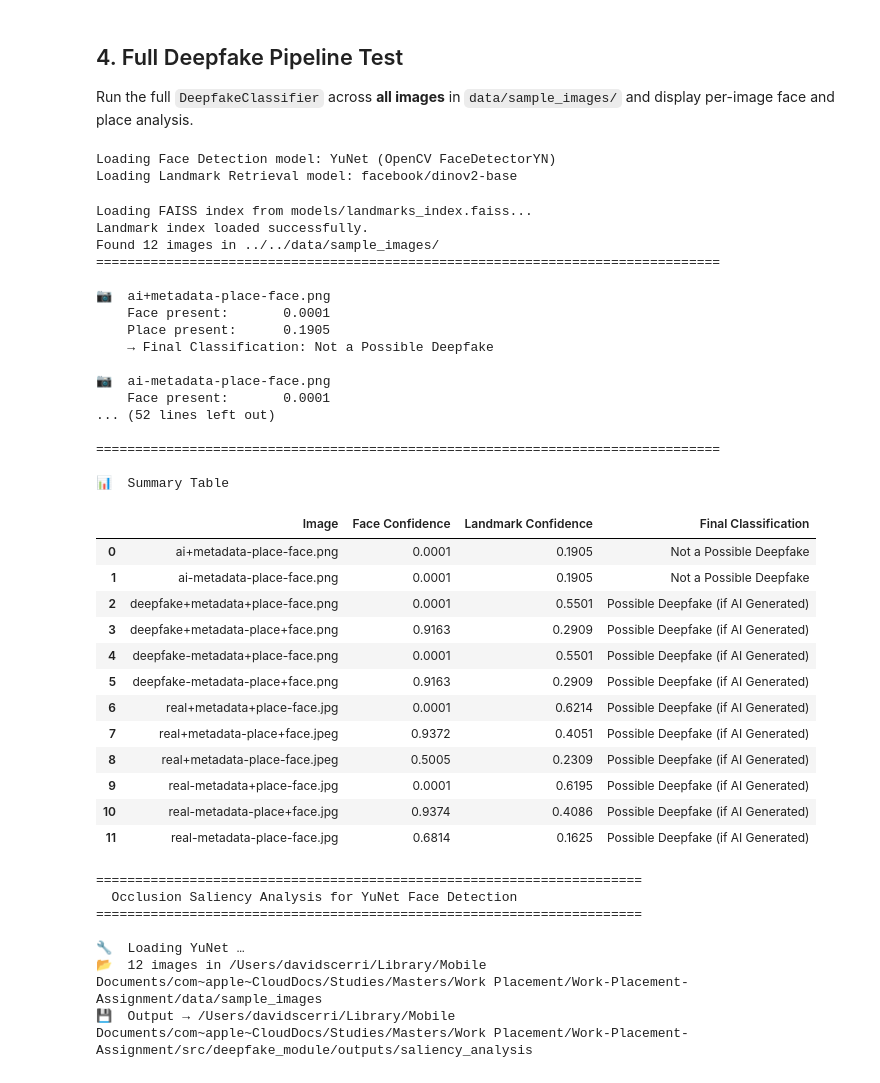
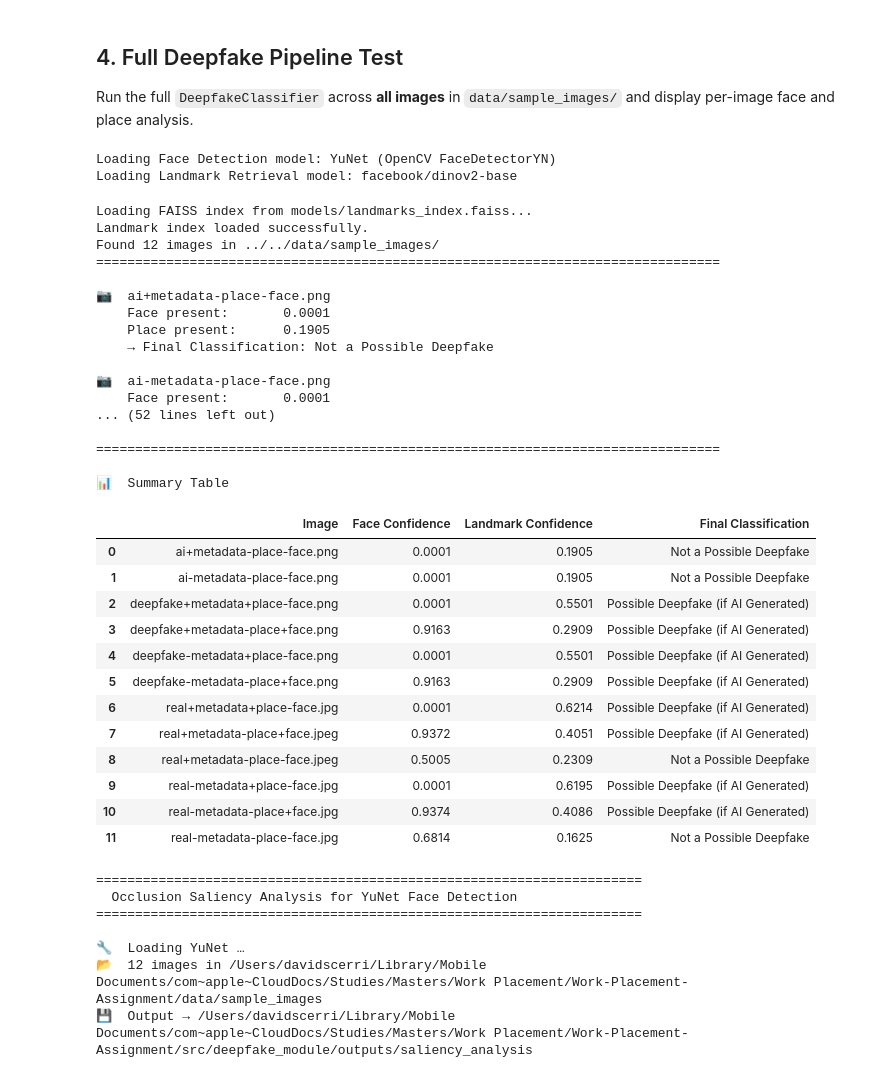
Before and after one commit to DavidBScerri/Seeing-Through-Deepfakes, a Jupyter notebook: src/deepfake_module/deepfake_classifier_eval.ipynb, the cells around one changed output. Cells and saved outputs as stored; diff of their text form; code cells hidden in the pictures.

Commit message:
feat: lower face detection confidence threshold to 0.75 and add deepfake flag to results

```diff
--- a/src/deepfake_module/deepfake_classifier_eval.ipynb
+++ b/src/deepfake_module/deepfake_classifier_eval.ipynb
@@ -161,8 +161,6 @@ image_paths = sorted(image_paths)
 print(f'Found {len(image_paths)} images in {sample_dir}/')
 print('=' * 80)
 
-THRESHOLD = 0.50
-
 rows = []
 for img_path in image_paths:
     fname = os.path.basename(img_path)
@@ -182,7 +180,7 @@ for img_path in image_paths:
 
     # --- Final classification (for this evaluation only) ---
     # If any of the three confidence scores >= 50%, flag as possible deepfake
-    if face_conf >= THRESHOLD or landmark_conf >= THRESHOLD:
+    if face_conf >= 0.75 or landmark_conf >= 0.50:
         final_classification = 'Possible Deepfake (if AI Generated)'
     else:
         final_classification = 'Not a Possible Deepfake'
@@ -205,37 +203,37 @@ df = pd.DataFrame(rows)
 display(df)
 # %% [output]
 Loading Face Detection model: YuNet (OpenCV FaceDetectorYN)
 Loading Landmark Retrieval model: facebook/dinov2-base
 Loading FAISS index from models/landmarks_index.faiss...
 Landmark index loaded successfully.
 Found 12 images in ../../data/sample_images/
 ================================================================================
 
 📷  ai+metadata-place-face.png
     Face present:       0.0001
     Place present:      0.1905
     → Final Classification: Not a Possible Deepfake
 
 📷  ai-metadata-place-face.png
     Face present:       0.0001
 ... (52 lines left out)
 
 ================================================================================
 
 📊  Summary Table
 |  | Image | Face Confidence | Landmark Confidence | Final Classification |
 | 0 | ai+metadata-place-face.png | 0.0001 | 0.1905 | Not a Possible Deepfake |
 | 1 | ai-metadata-place-face.png | 0.0001 | 0.1905 | Not a Possible Deepfake |
 | 2 | deepfake+metadata+place-face.png | 0.0001 | 0.5501 | Possible Deepfake (if AI Generated) |
 | 3 | deepfake+metadata-place+face.png | 0.9163 | 0.2909 | Possible Deepfake (if AI Generated) |
 | 4 | deepfake-metadata+place-face.png | 0.0001 | 0.5501 | Possible Deepfake (if AI Generated) |
 | 5 | deepfake-metadata-place+face.png | 0.9163 | 0.2909 | Possible Deepfake (if AI Generated) |
 | 6 | real+metadata+place-face.jpg | 0.0001 | 0.6214 | Possible Deepfake (if AI Generated) |
 | 7 | real+metadata-place+face.jpeg | 0.9372 | 0.4051 | Possible Deepfake (if AI Generated) |
-| 8 | real+metadata-place-face.jpeg | 0.5005 | 0.2309 | Possible Deepfake (if AI Generated) |
+| 8 | real+metadata-place-face.jpeg | 0.5005 | 0.2309 | Not a Possible Deepfake |
 | 9 | real-metadata+place-face.jpg | 0.0001 | 0.6195 | Possible Deepfake (if AI Generated) |
 | 10 | real-metadata-place+face.jpg | 0.9374 | 0.4086 | Possible Deepfake (if AI Generated) |
-| 11 | real-metadata-place-face.jpg | 0.6814 | 0.1625 | Possible Deepfake (if AI Generated) |
+| 11 | real-metadata-place-face.jpg | 0.6814 | 0.1625 | Not a Possible Deepfake |
 # %%
 %run gradcam_face_analysis.py
 # %% [output]
```
Also changed, not shown: 1 other file.
